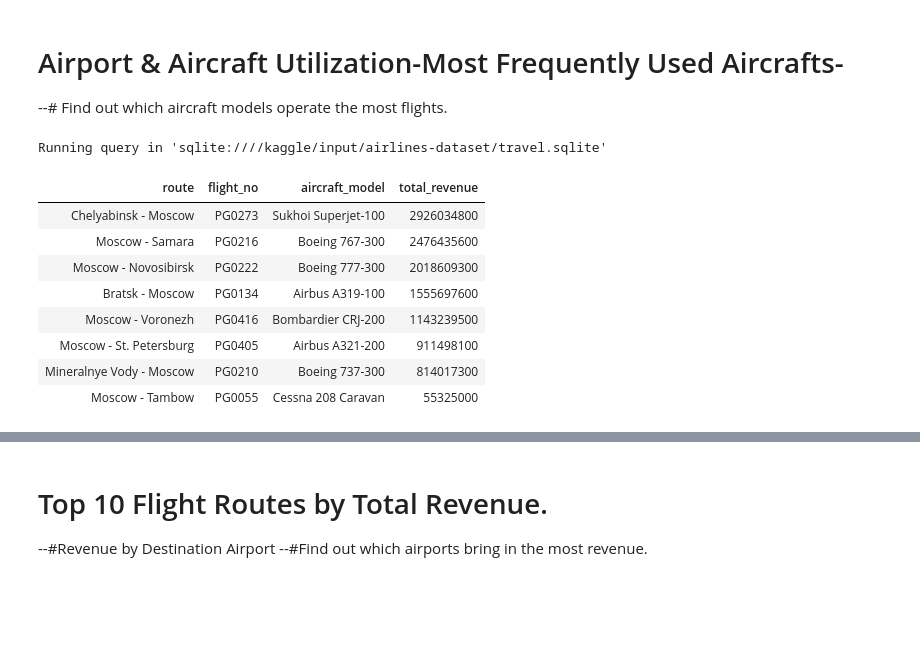
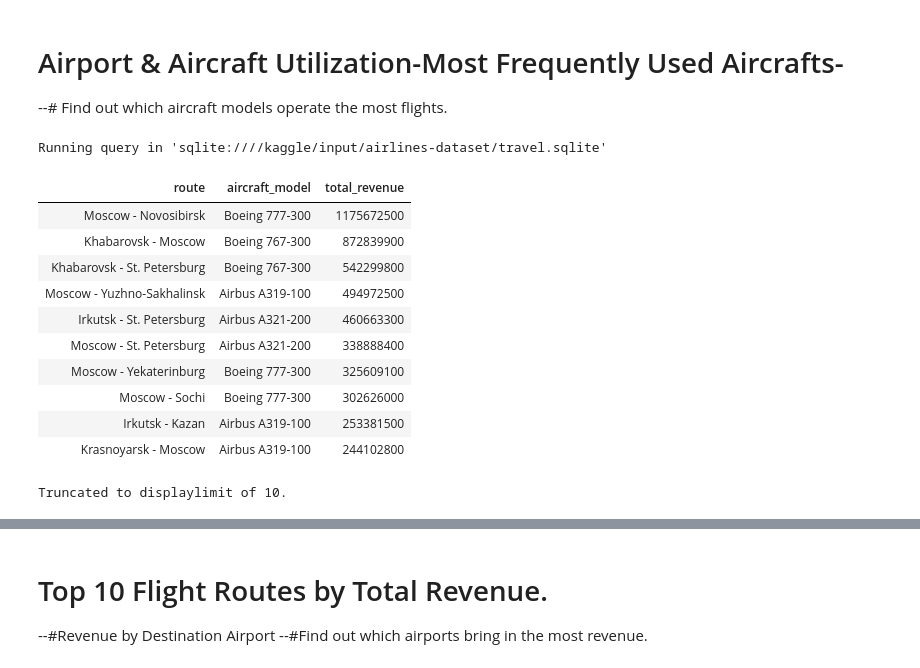
Before and after one commit to Daviedavie100/SQL_Projects, a Jupyter notebook: Airlines_EDA.ipynb, the cells around one changed output, grey strips where cells are left out. Cells and saved outputs as stored; diff of their text form; code cells hidden in the pictures; blank space fills up the shorter version.

```diff
--- a/Airlines_EDA.ipynb
+++ b/Airlines_EDA.ipynb
@@ -716,7 +716,7 @@ Running query in 'sqlite:////kaggle/input/airlines-dataset/travel.sqlite'
 Truncated to displaylimit of 10.
 # %%
 # Top 10 Most Delayed Flights
-querry="""
+query5="""
 WITH flight_data AS (
        SELECT
             f.status,
@@ -743,7 +743,7 @@ GROUP BY flight_no, arrival_city
 ORDER BY 3 DESC
 LIMIT 10;
 """
-df=pd.read_sql_query(querry, sqlite_conn)
+df=pd.read_sql_query(query5, sqlite_conn)
 # %%
 # Plot
 plt.figure(figsize=(10, 6))
@@ -949,13 +978,12 @@ plt.show()
 --# Find out which aircraft models operate the most flights.
 # %%
 %%sql
--- Top 10 Flight Routes by Total Revenue.
+-- Top '10' Flight Routes by Total Revenue.
 SELECT
         CASE
             WHEN fd.departure_city < fd.arrival_city THEN fd.departure_city || ' - ' || fd.arrival_city
             ELSE fd.arrival_city || ' - ' || fd.departure_city
             END AS route,
-        fd.flight_no,
         Json_extract(ac.model, '$.en') AS aircraft_model,
         SUM(tf.amount) AS total_revenue
 FROM (
@@ -968,42 +996,45 @@ FROM (
         df AS (
                 SELECT flight_id,
                         flight_no,
                         departure_airport,
                         arrival_airport,
                         status,
                         aircraft_code
                 FROM flights
-                WHERE status IN ('Arrived', 'On Time', 'Departed')
+                WHERE status IN ('Arrived', "On Time", 'Departed')
                 )
         SELECT f.flight_id,
                 f.flight_no,
                 f.aircraft_code,
                 a1.airport_name AS departure_airport,
                 a2.airport_name AS arrival_airport,
                 a1.city AS departure_city,
                 a2.city AS arrival_city,
                 f.status
         FROM df f
         JOIN da a1
         ON f.departure_airport = a1.airport_code
         JOIN da a2
         ON f.arrival_airport = a2.airport_code
     ) fd
 JOIN aircrafts_data ac
 ON fd.aircraft_code = ac.aircraft_code
 JOIN ticket_flights tf
 ON fd.flight_id = tf.flight_id
-GROUP BY aircraft_model
-ORDER BY 4 DESC
+GROUP BY route, aircraft_model
+ORDER BY 3 DESC
 LIMIT 10;
 # %% [output]
 Running query in 'sqlite:////kaggle/input/airlines-dataset/travel.sqlite'
-| route | flight_no | aircraft_model | total_revenue |
-| Chelyabinsk - Moscow | PG0273 | Sukhoi Superjet-100 | 2926034800 |
-| Moscow - Samara | PG0216 | Boeing 767-300 | 2476435600 |
-| Moscow - Novosibirsk | PG0222 | Boeing 777-300 | 2018609300 |
-| Bratsk - Moscow | PG0134 | Airbus A319-100 | 1555697600 |
-| Moscow - Voronezh | PG0416 | Bombardier CRJ-200 | 1143239500 |
-| Moscow - St. Petersburg | PG0405 | Airbus A321-200 | 911498100 |
-| Mineralnye Vody - Moscow | PG0210 | Boeing 737-300 | 814017300 |
-| Moscow - Tambow | PG0055 | Cessna 208 Caravan | 55325000 |
+| route | aircraft_model | total_revenue |
+| Moscow - Novosibirsk | Boeing 777-300 | 1175672500 |
+| Khabarovsk - Moscow | Boeing 767-300 | 872839900 |
+| Khabarovsk - St. Petersburg | Boeing 767-300 | 542299800 |
+| Moscow - Yuzhno-Sakhalinsk | Airbus A319-100 | 494972500 |
+| Irkutsk - St. Petersburg | Airbus A321-200 | 460663300 |
+| Moscow - St. Petersburg | Airbus A321-200 | 338888400 |
+| Moscow - Yekaterinburg | Boeing 777-300 | 325609100 |
+| Moscow - Sochi | Boeing 777-300 | 302626000 |
+| Irkutsk - Kazan | Airbus A319-100 | 253381500 |
+| Krasnoyarsk - Moscow | Airbus A319-100 | 244102800 |
+Truncated to displaylimit of 10.
```
Also changed, not shown: parts of 17 cells of this notebook.
